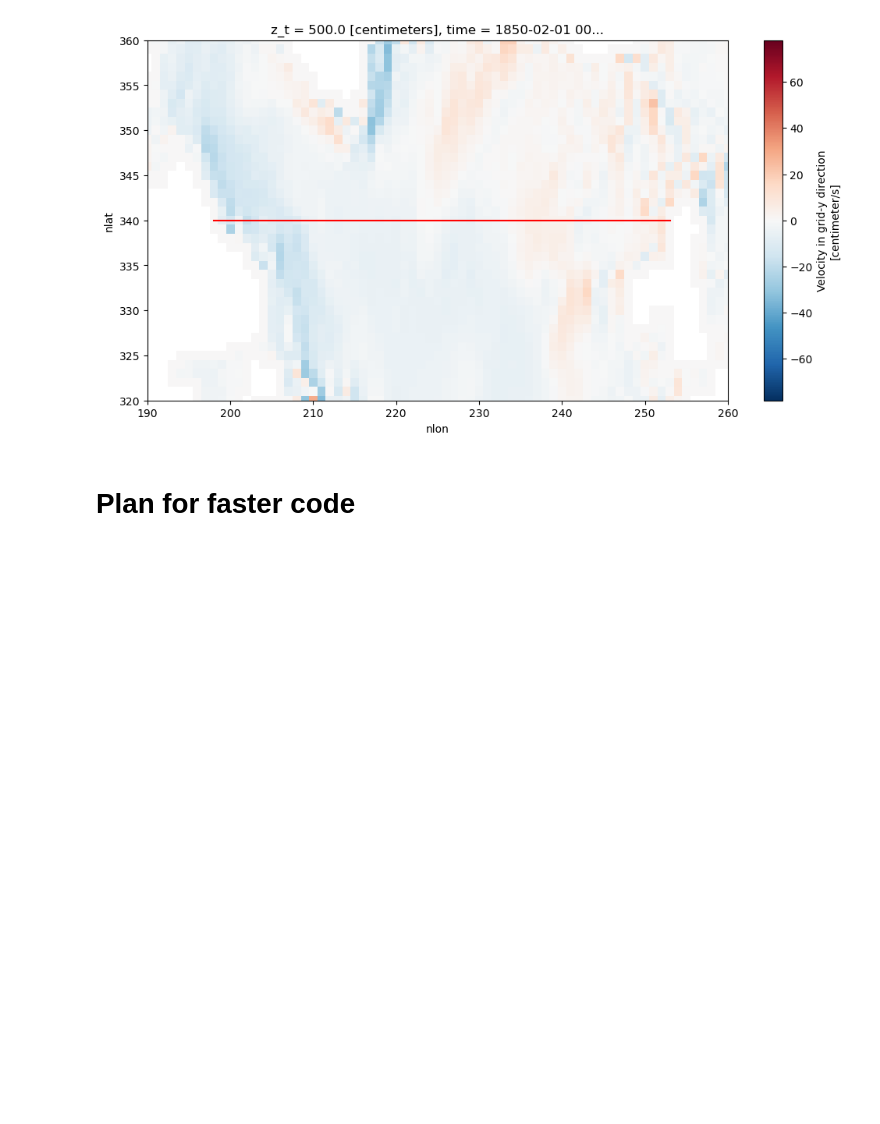
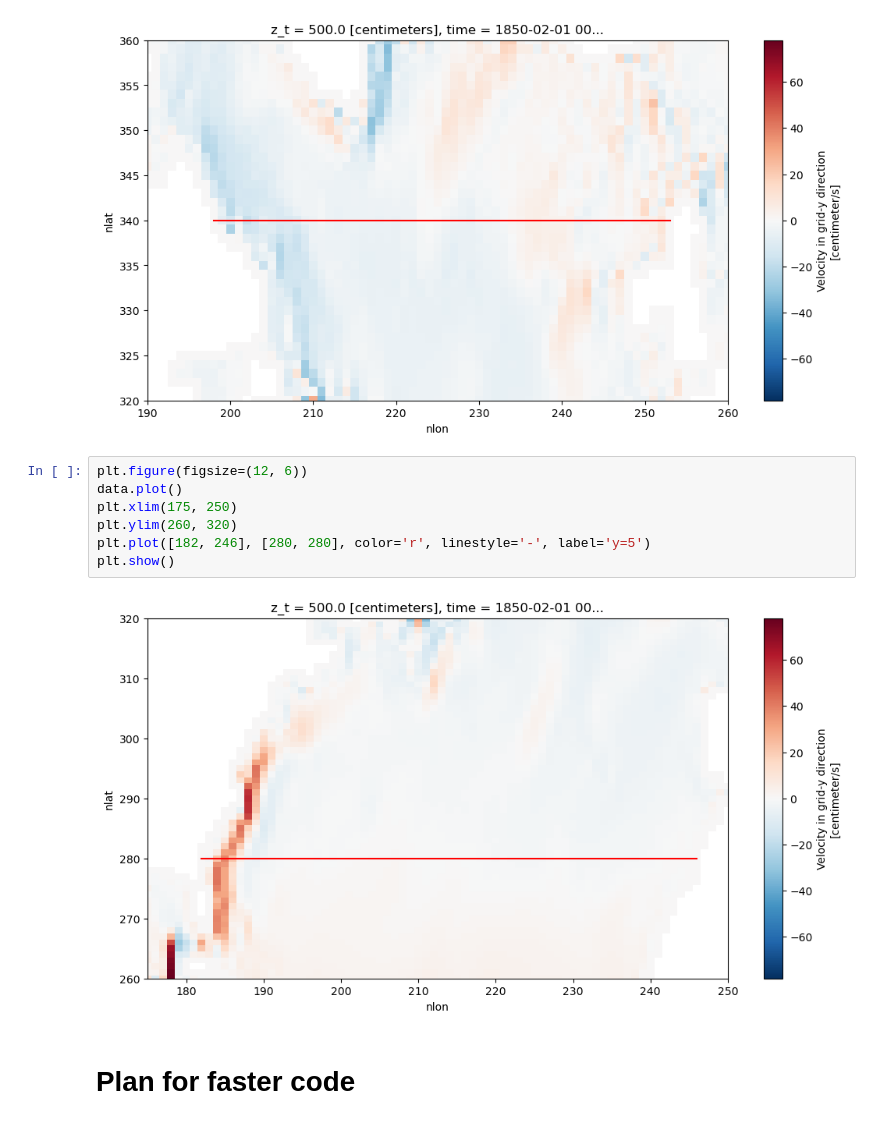
Before and after one commit to inagler/phase1_publish, a Jupyter notebook: Prepare_smoc55.ipynb, the cells around one changed output. Drawn from its saved outputs; the diff is of its cells as text; blank space fills up the shorter version.

Commit message:
decrease line plot

```diff
--- a/Prepare_smoc55.ipynb
+++ b/Prepare_smoc55.ipynb
@@ -37,6 +37,15 @@ plt.plot([198, 253], [340, 340], color='r', linestyle='-', label='y=5')
 plt.show()
 # %% [output]
 [figure]
+# %%
+plt.figure(figsize=(12, 6))
+data.plot()
+plt.xlim(175, 250)
+plt.ylim(260, 320)
+plt.plot([182, 246], [280, 280], color='r', linestyle='-', label='y=5')
+plt.show()
+# %% [output]
+[figure, added]
 # %% [markdown]
 # Plan for faster code
 # %% [markdown]
```
